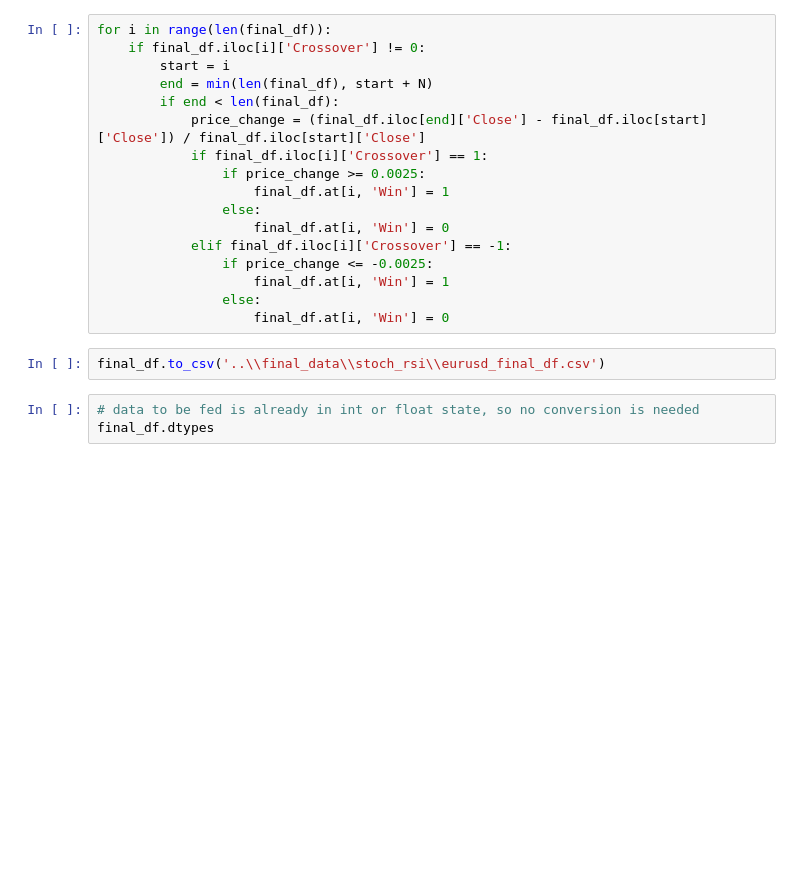
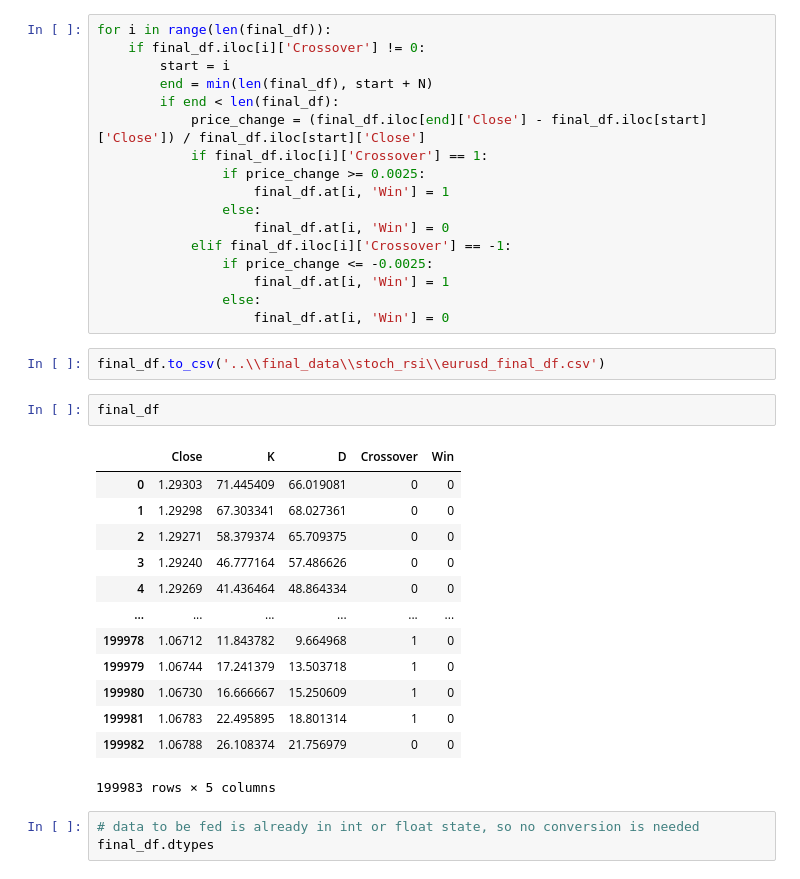
Before and after one commit to Rohan-SSS/ez_moeny, a Jupyter notebook: stoch_rsi/stochastic_rsi_30M.ipynb, the cells around one changed output. Cells and saved outputs as stored; diff of their text form; blank space fills up the shorter version.

```diff
--- a/stoch_rsi/stochastic_rsi_30M.ipynb
+++ b/stoch_rsi/stochastic_rsi_30M.ipynb
@@ -152,6 +152,22 @@ for i in range(len(final_df)):
                     final_df.at[i, 'Win'] = 0
 # %%
 final_df.to_csv('..\\final_data\\stoch_rsi\\eurusd_final_df.csv')
+# %%
+final_df
+# %% [output]
+|  | Close | K | D | Crossover | Win |
+| 0 | 1.29303 | 71.445409 | 66.019081 | 0 | 0 |
+| 1 | 1.29298 | 67.303341 | 68.027361 | 0 | 0 |
+| 2 | 1.29271 | 58.379374 | 65.709375 | 0 | 0 |
+| 3 | 1.29240 | 46.777164 | 57.486626 | 0 | 0 |
+| 4 | 1.29269 | 41.436464 | 48.864334 | 0 | 0 |
+| ... | ... | ... | ... | ... | ... |
+| 199978 | 1.06712 | 11.843782 | 9.664968 | 1 | 0 |
+| 199979 | 1.06744 | 17.241379 | 13.503718 | 1 | 0 |
+| 199980 | 1.06730 | 16.666667 | 15.250609 | 1 | 0 |
+| 199981 | 1.06783 | 22.495895 | 18.801314 | 1 | 0 |
+| 199982 | 1.06788 | 26.108374 | 21.756979 | 0 | 0 |
+199983 rows × 5 columns
 # %%
 # data to be fed is already in int or float state, so no conversion is needed
 final_df.dtypes
```
Also changed, not shown: parts of 11 cells of this notebook, 7 other files.
